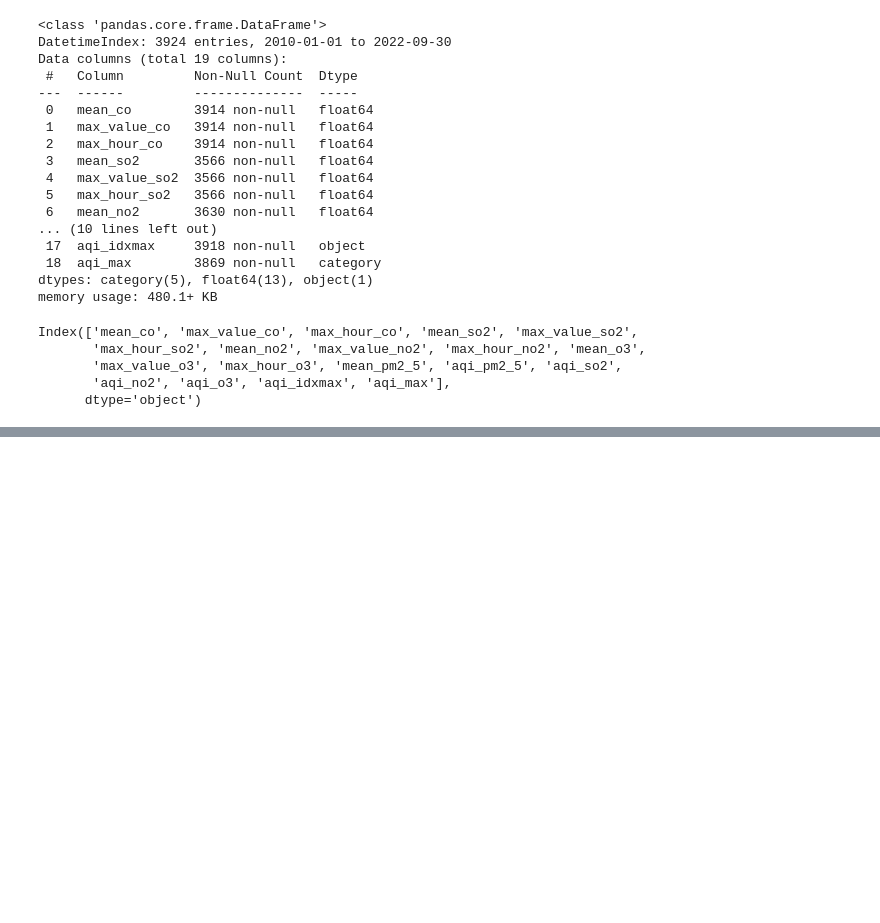
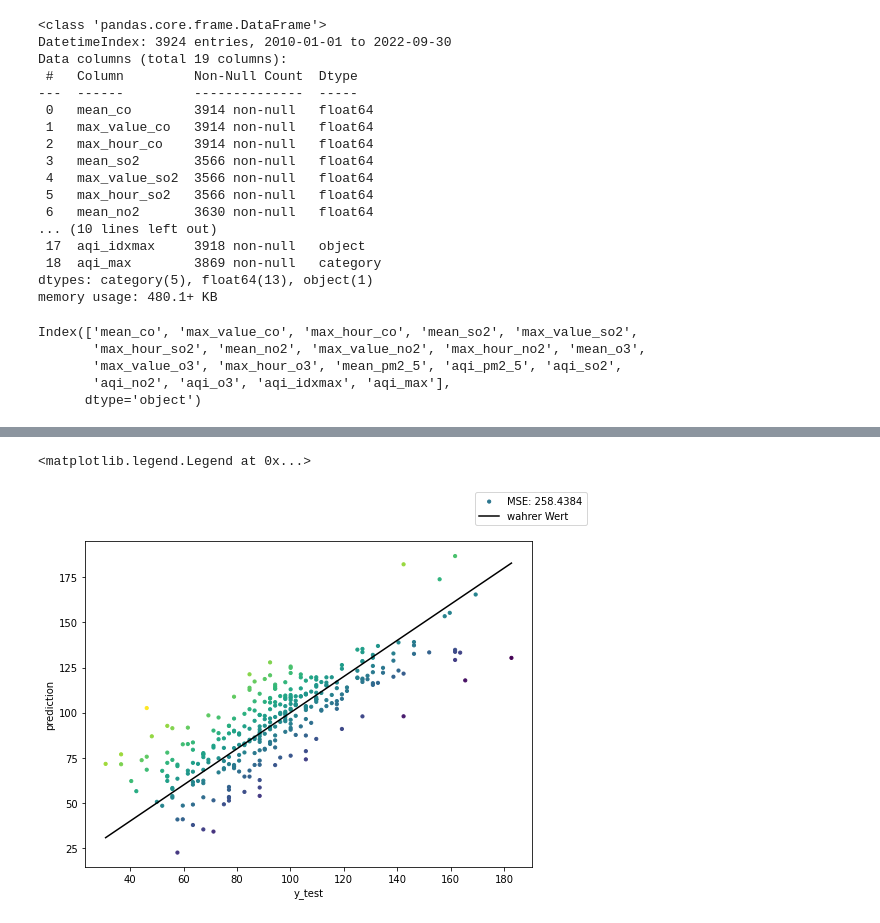
Before and after one commit to fxschmidt/AirPollution, a Jupyter notebook: Eigenes_Projekt/predict_and_forecast.ipynb, the cells around one changed output, grey strips where cells are left out. Saved outputs shown, nothing was run; the diff lists cells and outputs as text; code cells hidden in the pictures; blank space fills up the shorter version.

```diff
--- a/Eigenes_Projekt/predict_and_forecast.ipynb
+++ b/Eigenes_Projekt/predict_and_forecast.ipynb
@@ -80,0 +103,19 @@ Index([     'mean_wind_speed', 'max_value_wind_speed',  'max_hour_wind_speed',
+# %%
+#vorher Standartisieren
+col_to_scale=[     'mean_wind_speed', 'max_value_wind_speed',  'max_hour_wind_speed',
+                  'mean_temp',       'max_value_temp',        'max_hour_temp',
+              'mean_humidity',   'max_value_humidity',    'max_hour_humidity',
+             'mean_radiation',  'max_value_radiation',   'max_hour_radiation',
+              'mean_pressure',   'max_value_pressure',    'max_hour_pressure',
+                       'rain',                't_max',                't_min',
+                   't_minmax',              'mean_co',
+               'max_value_co',             'mean_so2',        'max_value_so2',
+                   'mean_no2',        'max_value_no2',              'mean_o3',
+               'max_value_o3',           'mean_pm2_5']
+st_scaler=StandardScaler()
+predict_today[col_to_scale] = st_scaler.fit_transform(predict_today[col_to_scale])
+
+predict_column="max_value_o3"
+X_train , X_test , y_train , y_test = train_test_split(predict_today.drop(['aqi_pm2_5','aqi_so2',
+                                                                           'aqi_no2','aqi_o3',predict_column,"mean_o3"],axis=1),
+                                                       predict_today[predict_column])
@@ -80,0 +133,19 @@ Index([     'mean_wind_speed', 'max_value_wind_speed',  'max_hour_wind_speed',
+# %%
+lin_reg_fig, lin_reg_ax= plt.subplots(1,1,figsize=(8,6))
+
+st_scaler_attributes=pd.DataFrame(data={"mean":st_scaler.mean_,"var":np.sqrt(st_scaler.var_)},index=col_to_scale)
+#Formula for reverse st_scaling x= z*s + u
+y_true= y_test * st_scaler_attributes.loc["max_value_o3","var"] + st_scaler_attributes.loc["max_value_o3","mean"]
+y_predict = lin_reg.predict(X_test) * st_scaler_attributes.loc["max_value_o3","var"] + st_scaler_attributes.loc["max_value_o3","mean"]
+error = y_predict-y_true
+
+mse=mean_squared_error(y_true=y_true,y_pred=y_predict)
+lin_reg_ax.scatter(y_true,y_predict,s=10,c=error,cmap="viridis",label=f"MSE: {np.round(mse,4)}")
+x=np.linspace(y_true.min(),y_true.max())
+lin_reg_ax.plot(x,x,c="black",label="wahrer Wert")
+lin_reg_ax.set_xlabel("y_test")
+lin_reg_ax.set_ylabel("prediction")
+lin_reg_fig.legend()
+# %% [output]
+<matplotlib.legend.Legend at 0x...>
+[figure, added]
```
Also changed, not shown: parts of 21 cells of this notebook, 1 other file.
